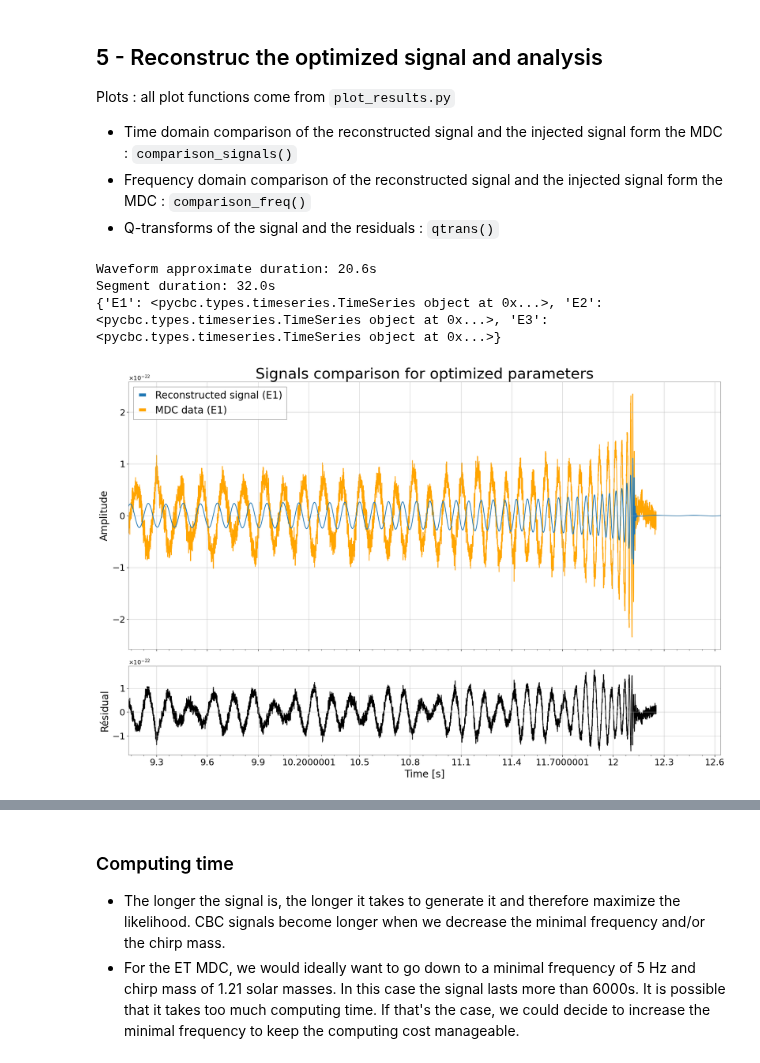
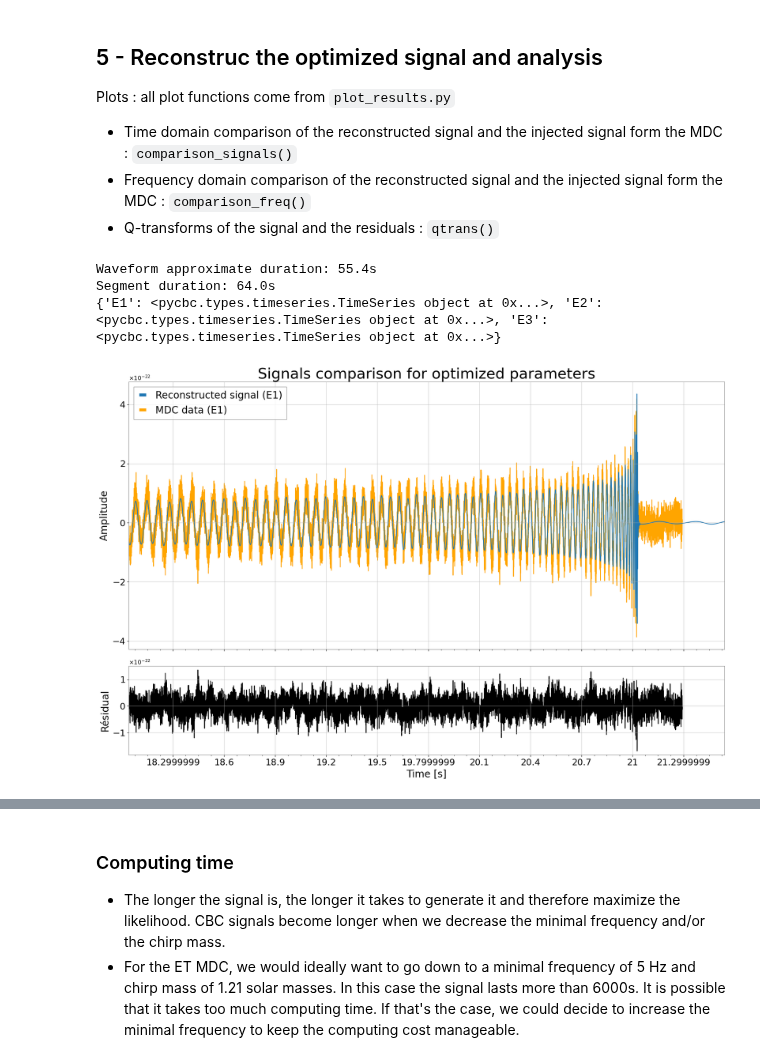
Before and after one commit to Glorieux-Victor/Internship_Victor_CBC_ET, a Jupyter notebook: code_Adrian/MLE_pipeline/src/test_likelihood_modif.ipynb, the cells around one changed output, grey strips where cells are left out. Cells and saved outputs as stored; diff of their text form; code cells hidden in the pictures.

```diff
--- a/code_Adrian/MLE_pipeline/src/test_likelihood_modif.ipynb
+++ b/code_Adrian/MLE_pipeline/src/test_likelihood_modif.ipynb
@@ -137,7 +137,7 @@ for ifo in ifos:
     channel = ifo + ':STRAIN'
     file = path_data_home + 'données_' + ifo + '.txt'
     data[ifo] = TimeSeries.read(file)
-    data[ifo] = data[ifo].resample(2048)
+    data[ifo] = data[ifo].resample(4096)
     val = data[ifo].value
     delta_t = data[ifo].dt.value
     pycbc_ts = PycbcTimeSeries(val, delta_t=delta_t)
@@ -293,7 +294,7 @@ Plots : all plot functions come from `plot_results.py`
 - Frequency domain comparison of the reconstructed signal and the injected signal form the MDC : `comparison_freq()`
 - Q-transforms of the signal and the residuals : `qtrans()`
 # %%
-signal_reconstructed_t, signal_reconstructed_f = convert_signal(file_name='result_i10_t2', epoch=data['E1'].t0.value)
+signal_reconstructed_t, signal_reconstructed_f = convert_signal(file_name='result_i0_t3', epoch=data['E1'].t0.value)
 tspycbc_data = gwpy_to_pycbc(data)
 
 start_common = max(signal_reconstructed_t['E1'].start_time, data['E1'].t0.value)
@@ -308,16 +309,16 @@ for ifo in ifos :
     reel_cut[ifo] = tspycbc_data[ifo].time_slice(start_common, end_common)
     residual[ifo] = opti_cut[ifo] - reel_cut[ifo]
 # %% [output]
-Waveform approximate duration: 20.6s
-Segment duration: 32.0s
+Waveform approximate duration: 55.4s
+Segment duration: 64.0s
 {'E1': <pycbc.types.timeseries.TimeSeries object at 0x...>, 'E2': <pycbc.types.timeseries.TimeSeries object at 0x...>, 'E3': <pycbc.types.timeseries.TimeSeries object at 0x...>}
 # %%
-file_name='result_i10_t2'
+file_name='result_i0_t3'
 params_opti_file = pd.read_csv('/home/victor/Internship_Victor_CBC_ET/code_Adrian/MLE_pipeline/results_mini/' + file_name)
 
 comparison_signals(params_opti_file,signal_reconstructed_t,tspycbc_data,residual,position = "Front",ifo = 'E1')
 # %% [output]
-[figure, old version]
+[figure, new version]
 # %%
 comparison_freq(opti_cut,reel_cut,residual,ifo = 'E1')
 # %% [output]
```
Also changed, not shown: parts of 7 cells of this notebook, 4 other files.
